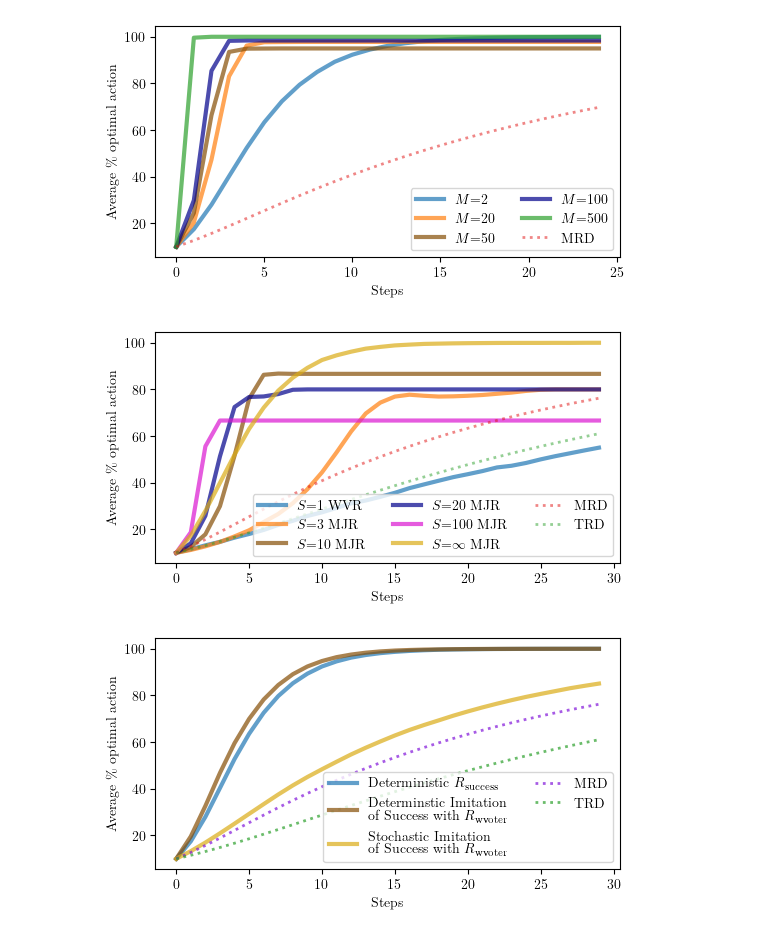
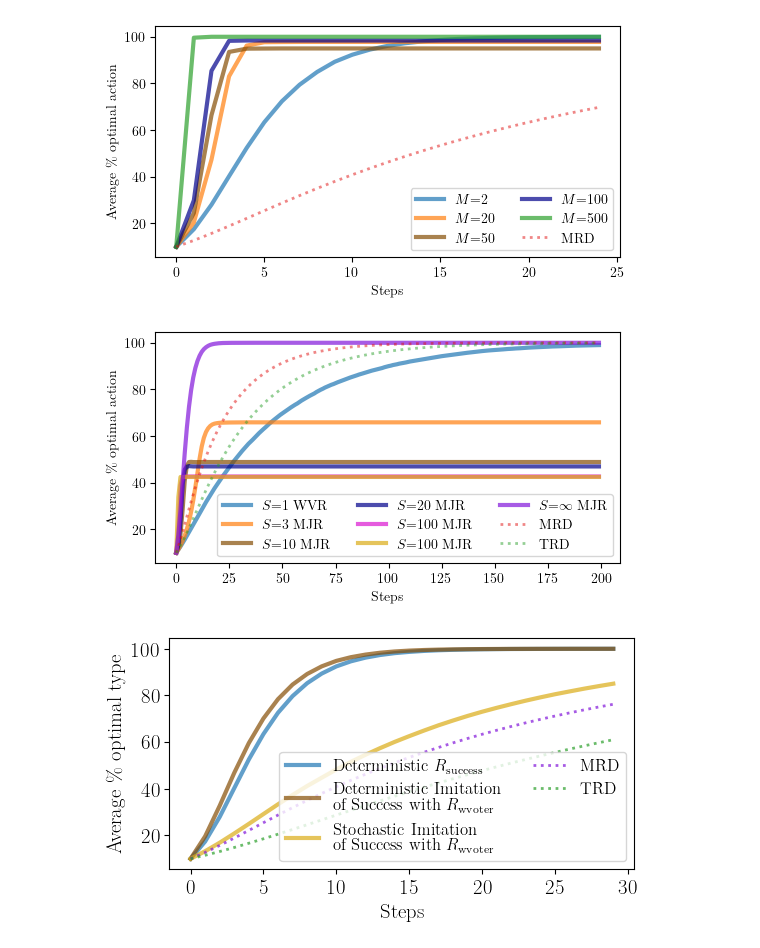
Before and after one commit to MISTLab/HiveMindRL, a Jupyter notebook: src/plots.ipynb, the cells around one changed output. Drawn from its saved outputs; the diff is of its cells as text; code cells hidden in the pictures.

```diff
--- a/src/plots.ipynb
+++ b/src/plots.ipynb
@@ -40,7 +38,7 @@ seeds = 1000
 name = "evenly spaced"
 
 
-fig, ax = plt.subplots(1, 1, figsize=(6, 3))
+fig, ax = plt.subplots(1, 1, figsize=(6, 4))
 colors = ["#1f77b4", "#ff7f0e", "#854d05", "#00008b", "#2ca02c", "#e00e0e"]
 i = 0
 bandit = BanditLinear(name=name)
@@ -84,12 +82,13 @@ ax.plot(
     alpha=0.5,
 )
 
-ax.set_ylabel(r"Average $\%$ optimal action", fontsize=10)
-ax.set_xlabel("Steps", fontsize=10)
+ax.set_ylabel(r"Average $\%$ optimal action")
+ax.set_xlabel(r"Steps")
 ax.set_yticks([i for i in np.arange(20, 120, 20)])
-ax.set_yticklabels([f"{i}" for i in np.arange(20, 120, 20)], fontsize=10)
+ax.set_yticklabels([f"{i}" for i in np.arange(20, 120, 20)])
+ax.tick_params(axis="both")
 # ax.set_xscale("log")
-ax.legend(loc="lower right", fontsize=10, ncols=2)
+ax.legend(loc="lower right", fontsize=15, ncols=2)
 
 plt.savefig(f"MCL_with_many_alphas.pdf", bbox_inches="tight", dpi=900)
 # %% [output]
@@ -205,7 +203,7 @@ for population_size in population_sizes:
     _, optimal_action_wvr = run_parallel_simulation_wvr(
         steps=steps,
         population_size=population_size,
-        seeds=seeds,
+        iterations=seeds,
         neighbourhood_size=nei_size,
         disjoint_neighbourhood=disjoint_neighbourhood,
         use_neighbourhood=use_neighbourhood,
@@ -247,11 +245,11 @@ ax.plot(
     alpha=0.5,
 )
 
-ax.set_ylabel(r"Average $\%$ optimal type", fontsize=10)
-ax.set_xlabel("Steps", fontsize=10)
+ax.set_ylabel(r"Average $\%$ optimal type")
+ax.set_xlabel("Steps")
 ax.set_yticks([i for i in np.arange(20, 120, 20)])
-ax.set_yticklabels([f"{i}" for i in np.arange(20, 120, 20)], fontsize=10)
-ax.legend(loc="lower right", fontsize=10, ncols=3)
+ax.set_yticklabels([f"{i}" for i in np.arange(20, 120, 20)])
+ax.legend(loc="lower right", fontsize=15, ncols=2)
 
 plt.savefig(f"R_wvoter_scenario_evenly_spaced.pdf", bbox_inches="tight", dpi=900)
 # %% [output]
@@ -426,16 +424,16 @@ nei size: 100
 nei size: 500
 [figure]
 # %%
-votes = [1, 3, 10, 20, 100, 1000000]
-iterations = 15
+votes = [1, 3, 10, 20, 100, 10000, 1000000]
+iterations = 1000
 name = "evenly spaced"
 disjoint_neighbourhood = False
 nei_size = 2
 use_neighbourhood = True
 device = "cpu"
-n_proc = 15
-population_size = 4000
-steps = 30
+n_proc = 10
+population_size = 1000
+steps = 200
 stop_if_end = True
 bandit = BanditLinear(name=name)
 
@@ -471,7 +469,7 @@ for vote in votes:
     if vote == 1:
         label = r"$S$" + f"={vote}" + " WVR"
 
-    if vote > 1 and vote <= 100:
+    if vote > 1 and vote <= 10000:
         label = r"$S$" + f"={vote}" + " MJR"
 
     if vote == 1000000:
@@ -493,38 +491,38 @@ mean_rewards_mrd, optimal_action_mrd = replicator_dynamic(
 )
 
 mean_rewards_trd, optimal_action_trd = replicator_dynamic(
     delta=1, bandit=bandit, steps=steps, trd=True
 )
 
 ax.plot(
     range(steps),
     optimal_action_mrd * 100,
     label=r"MRD",
     color=colors[-1],
     linestyle="dotted",
     linewidth=2,
     alpha=0.5,
 )
 
 ax.plot(
     range(steps),
     optimal_action_trd * 100,
     label=r"TRD",
     color=colors[-2],
     linestyle="dotted",
     linewidth=2,
     alpha=0.5,
 )
 
-ax.set_ylabel(r"Average $\%$ optimal action", fontsize=10)
-ax.set_xlabel("Steps", fontsize=10)
+ax.set_ylabel(r"Average $\%$ optimal action")
+ax.set_xlabel("Steps")
 ax.set_yticks([i for i in np.arange(20, 120, 20)])
-ax.set_yticklabels([f"{i}" for i in np.arange(20, 120, 20)], fontsize=10)
+ax.set_yticklabels([f"{i}" for i in np.arange(20, 120, 20)])
 # ax.set_xscale("log")
-ax.legend(loc="lower right", fontsize=10, ncols=3)
+ax.legend(loc="lower right", fontsize=12, ncols=3)
 plt.savefig(f"majority_rule.pdf", bbox_inches="tight", dpi=900)
 # %% [output]
-[figure, old version]
+[figure, new version]
 # %%
 steps = 30
 population_size = 1000
@@ -611,7 +609,7 @@ ax.plot(
 ax.plot(
     range(steps),
     optimal_action_wvr_is_det.mean(axis=0) * 100,
-    label="Determinstic "
+    label="Deterministic "
     + "Imitation\n of Success"
     + " with "
     + r"$R_{\text{wvoter}}$",
@@ -650,11 +648,22 @@ ax.plot(
     alpha=0.7,
 )
 
-ax.set_ylabel(r"Average $\%$ optimal action", fontsize=10)
-ax.set_xlabel("Steps", fontsize=10)
+ax.set_ylabel(r"Average $\%$ optimal type")
+ax.set_xlabel("Steps")
 ax.set_yticks([i for i in np.arange(20, 120, 20)])
-ax.set_yticklabels([f"{i}" for i in np.arange(20, 120, 20)], fontsize=10)
-ax.legend(loc="lower right", fontsize=10, ncols=2)
+ax.set_yticklabels([f"{i}" for i in np.arange(20, 120, 20)])
+
+handles, labels = ax.get_legend_handles_labels()
+# indices: 0=Det R_success, 1=Det IS w/ R_wvoter, 2=Stoc IS w/ R_wvoter, 3=MRD, 4=TRD
+
+# Pair stochastic entry with an invisible blank so it occupies the full bottom row
+# Layout: row1=(Det R_success, Det IS), row2=(MRD, TRD), row3=(Stoc IS, blank)
+blank_handle = plt.Line2D([0], [0], color="none", linewidth=0)
+all_handles = [handles[0], handles[1], handles[2], handles[3], handles[4]]
+all_labels = [labels[0], labels[1], labels[2], labels[3], labels[4]]
+
+ax.legend(all_handles, all_labels, loc="lower right", fontsize=12, ncols=2)
+
 plt.savefig(f"frankstein_bee.pdf", bbox_inches="tight", dpi=900)
 # %% [output]
-[figure, old version]
+[figure, new version]
```
Also changed, not shown: parts of 6 cells of this notebook, 21 other files.
